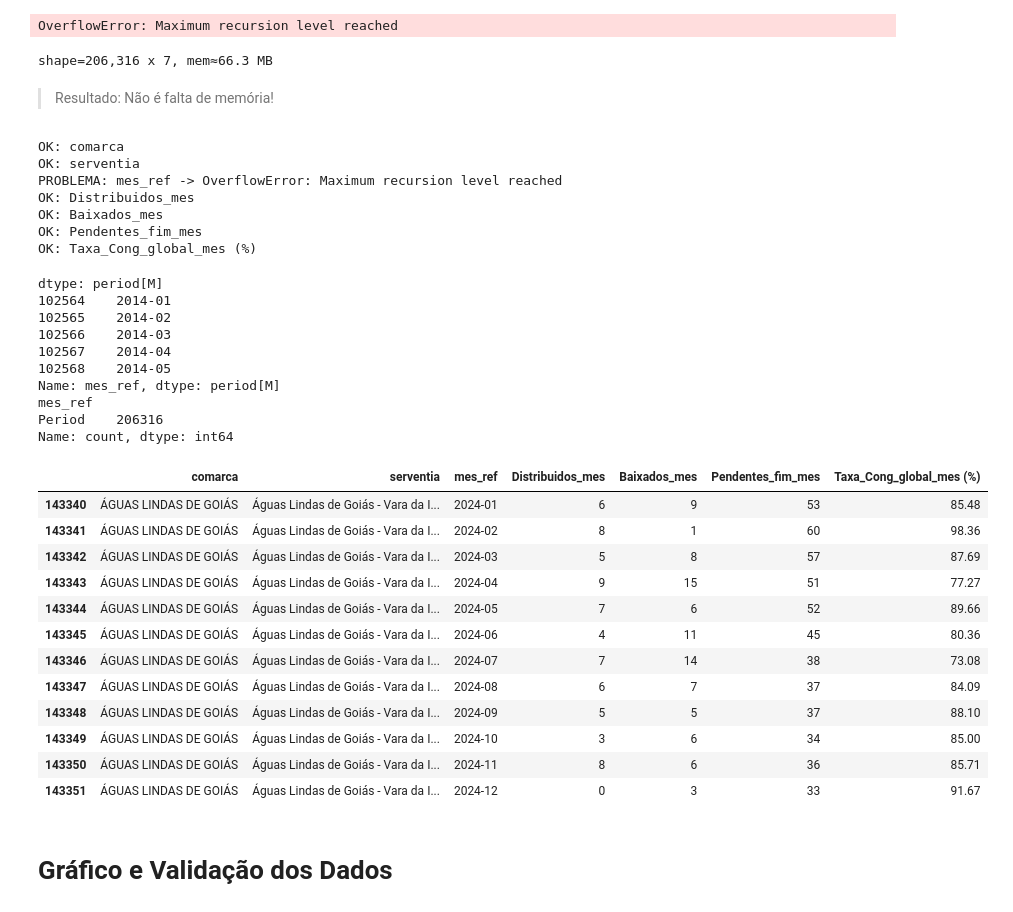
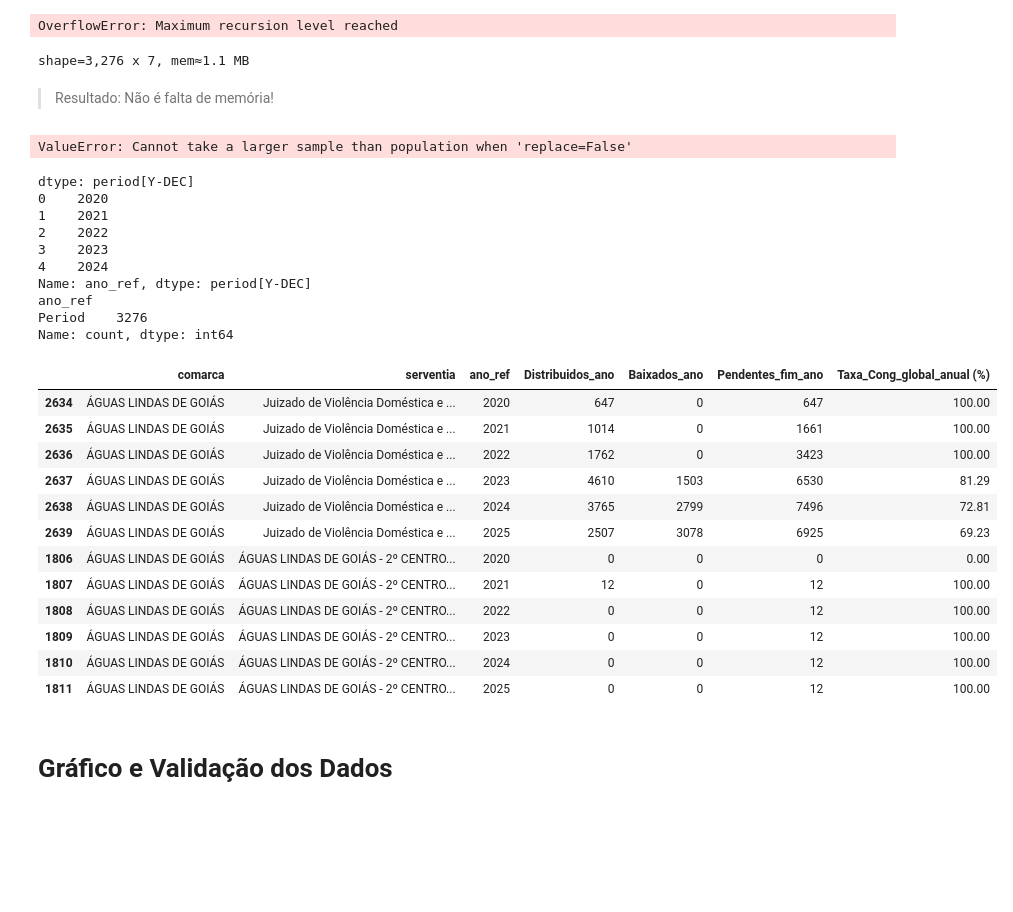
Before and after one commit to dvjuliocesar/TJGO_Projeto7_TxCongGeral, a Jupyter notebook: tx_updated.ipynb, the cells around one changed output. Cells and saved outputs as stored; diff of their text form; code cells hidden in the pictures; blank space fills up the shorter version.

```diff
--- a/tx_updated.ipynb
+++ b/tx_updated.ipynb
@@ -1050,16 +1056,16 @@ df_global_mes.to_json(output_filename_json_mes, orient='records', force_ascii=Fa
 OverflowError: Maximum recursion level reached
 # %%
 # Diagnóstico: Verificar PROBLEMA de memória
-rows, cols = df_global_mes.shape
-mem_mb = df_global_mes.memory_usage(deep=True).sum() / 1024**2
+rows, cols = df_global_anual.shape
+mem_mb = df_global_anual.memory_usage(deep=True).sum() / 1024**2
 print(f"shape={rows:,} x {cols}, mem≈{mem_mb:,.1f} MB")
 # %% [output]
-shape=206,316 x 7, mem≈66.3 MB
+shape=3,276 x 7, mem≈1.1 MB
 # %% [markdown]
 > Resultado: Não é falta de memória!
 # %%
 # Diagnóstico: achar a coluna problemática
-sample = df_global_mes.sample(5000, random_state=42)  # amostra
+sample = df_global_anual.sample(5000, random_state=42)  # amostra
 
 for col in sample.columns:
     try:
@@ -1068,48 +1074,42 @@ for col in sample.columns:
     except Exception as e:
         print(f"PROBLEMA: {col} -> {type(e).__name__}: {e}")
 # %% [output]
-OK: comarca
-OK: serventia
-PROBLEMA: mes_ref -> OverflowError: Maximum recursion level reached
-OK: Distribuidos_mes
-OK: Baixados_mes
-OK: Pendentes_fim_mes
-OK: Taxa_Cong_global_mes (%)
+ValueError: Cannot take a larger sample than population when 'replace=False'
 # %%
 # Confirmando o tipo da coluna PROBLEMA (mes_ref)
-print("dtype:", df_global_mes["mes_ref"].dtype)
-print(df_global_mes["mes_ref"].head(5))
+print("dtype:", df_global_anual["ano_ref"].dtype)
+print(df_global_anual["ano_ref"].head(5))
 
 # Tipos reais dentro da coluna (útil se estiver como object misturado)
-print(df_global_mes["mes_ref"].map(lambda x: type(x).__name__).value_counts().head(10))
+print(df_global_anual["ano_ref"].map(lambda x: type(x).__name__).value_counts().head(10))
 # %% [output]
-dtype: period[M]
-102564    2014-01
-102565    2014-02
-102566    2014-03
-102567    2014-04
-102568    2014-05
-Name: mes_ref, dtype: period[M]
-mes_ref
-Period    206316
+dtype: period[Y-DEC]
+0    2020
+1    2021
+2    2022
+3    2023
+4    2024
+Name: ano_ref, dtype: period[Y-DEC]
+ano_ref
+Period    3276
 Name: count, dtype: int64
 # %%
 # Visualizando Dataframe
-df_global_mes.tail(12)
+df_global_anual.tail(12)
 # %% [output]
-|  | comarca | serventia | mes_ref | Distribuidos_mes | Baixados_mes | Pendentes_fim_mes | Taxa_Cong_global_mes (%) |
-| 143340 | ÁGUAS LINDAS DE GOIÁS | Águas Lindas de Goiás - Vara da I... | 2024-01 | 6 | 9 | 53 | 85.48 |
-| 143341 | ÁGUAS LINDAS DE GOIÁS | Águas Lindas de Goiás - Vara da I... | 2024-02 | 8 | 1 | 60 | 98.36 |
-| 143342 | ÁGUAS LINDAS DE GOIÁS | Águas Lindas de Goiás - Vara da I... | 2024-03 | 5 | 8 | 57 | 87.69 |
-| 143343 | ÁGUAS LINDAS DE GOIÁS | Águas Lindas de Goiás - Vara da I... | 2024-04 | 9 | 15 | 51 | 77.27 |
-| 143344 | ÁGUAS LINDAS DE GOIÁS | Águas Lindas de Goiás - Vara da I... | 2024-05 | 7 | 6 | 52 | 89.66 |
-| 143345 | ÁGUAS LINDAS DE GOIÁS | Águas Lindas de Goiás - Vara da I... | 2024-06 | 4 | 11 | 45 | 80.36 |
-| 143346 | ÁGUAS LINDAS DE GOIÁS | Águas Lindas de Goiás - Vara da I... | 2024-07 | 7 | 14 | 38 | 73.08 |
-| 143347 | ÁGUAS LINDAS DE GOIÁS | Águas Lindas de Goiás - Vara da I... | 2024-08 | 6 | 7 | 37 | 84.09 |
-| 143348 | ÁGUAS LINDAS DE GOIÁS | Águas Lindas de Goiás - Vara da I... | 2024-09 | 5 | 5 | 37 | 88.10 |
-| 143349 | ÁGUAS LINDAS DE GOIÁS | Águas Lindas de Goiás - Vara da I... | 2024-10 | 3 | 6 | 34 | 85.00 |
-| 143350 | ÁGUAS LINDAS DE GOIÁS | Águas Lindas de Goiás - Vara da I... | 2024-11 | 8 | 6 | 36 | 85.71 |
-| 143351 | ÁGUAS LINDAS DE GOIÁS | Águas Lindas de Goiás - Vara da I... | 2024-12 | 0 | 3 | 33 | 91.67 |
+|  | comarca | serventia | ano_ref | Distribuidos_ano | Baixados_ano | Pendentes_fim_ano | Taxa_Cong_global_anual (%) |
+| 2634 | ÁGUAS LINDAS DE GOIÁS | Juizado de Violência Doméstica e ... | 2020 | 647 | 0 | 647 | 100.00 |
+| 2635 | ÁGUAS LINDAS DE GOIÁS | Juizado de Violência Doméstica e ... | 2021 | 1014 | 0 | 1661 | 100.00 |
+| 2636 | ÁGUAS LINDAS DE GOIÁS | Juizado de Violência Doméstica e ... | 2022 | 1762 | 0 | 3423 | 100.00 |
+| 2637 | ÁGUAS LINDAS DE GOIÁS | Juizado de Violência Doméstica e ... | 2023 | 4610 | 1503 | 6530 | 81.29 |
+| 2638 | ÁGUAS LINDAS DE GOIÁS | Juizado de Violência Doméstica e ... | 2024 | 3765 | 2799 | 7496 | 72.81 |
+| 2639 | ÁGUAS LINDAS DE GOIÁS | Juizado de Violência Doméstica e ... | 2025 | 2507 | 3078 | 6925 | 69.23 |
+| 1806 | ÁGUAS LINDAS DE GOIÁS | ÁGUAS LINDAS DE GOIÁS - 2º CENTRO... | 2020 | 0 | 0 | 0 | 0.00 |
+| 1807 | ÁGUAS LINDAS DE GOIÁS | ÁGUAS LINDAS DE GOIÁS - 2º CENTRO... | 2021 | 12 | 0 | 12 | 100.00 |
+| 1808 | ÁGUAS LINDAS DE GOIÁS | ÁGUAS LINDAS DE GOIÁS - 2º CENTRO... | 2022 | 0 | 0 | 12 | 100.00 |
+| 1809 | ÁGUAS LINDAS DE GOIÁS | ÁGUAS LINDAS DE GOIÁS - 2º CENTRO... | 2023 | 0 | 0 | 12 | 100.00 |
+| 1810 | ÁGUAS LINDAS DE GOIÁS | ÁGUAS LINDAS DE GOIÁS - 2º CENTRO... | 2024 | 0 | 0 | 12 | 100.00 |
+| 1811 | ÁGUAS LINDAS DE GOIÁS | ÁGUAS LINDAS DE GOIÁS - 2º CENTRO... | 2025 | 0 | 0 | 12 | 100.00 |
 # %%
 # Correção: converter mes_ref para string “YYYY-MM”
 # Gerando o arquivo em json
```
Also changed, not shown: parts of 9 cells of this notebook.
